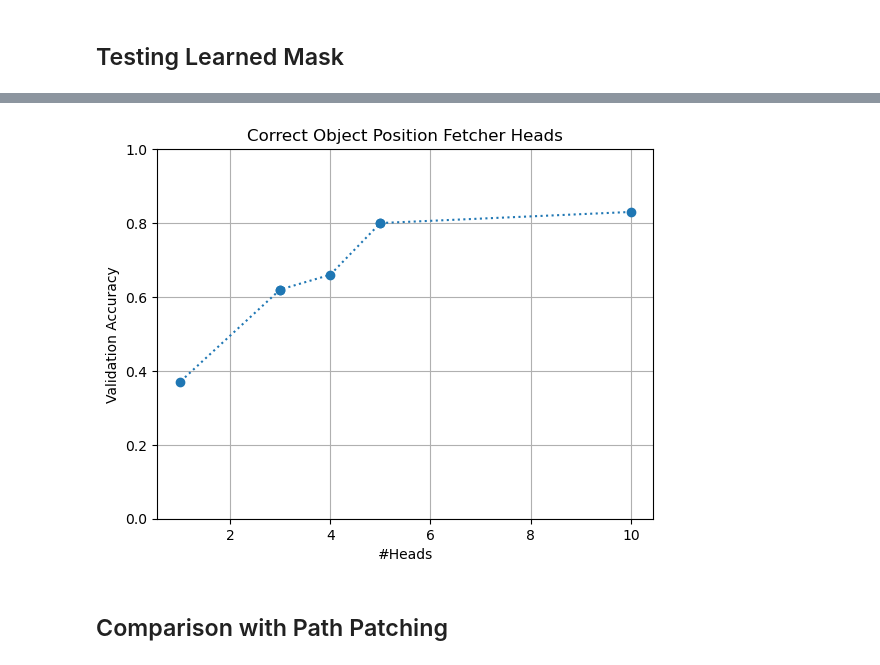
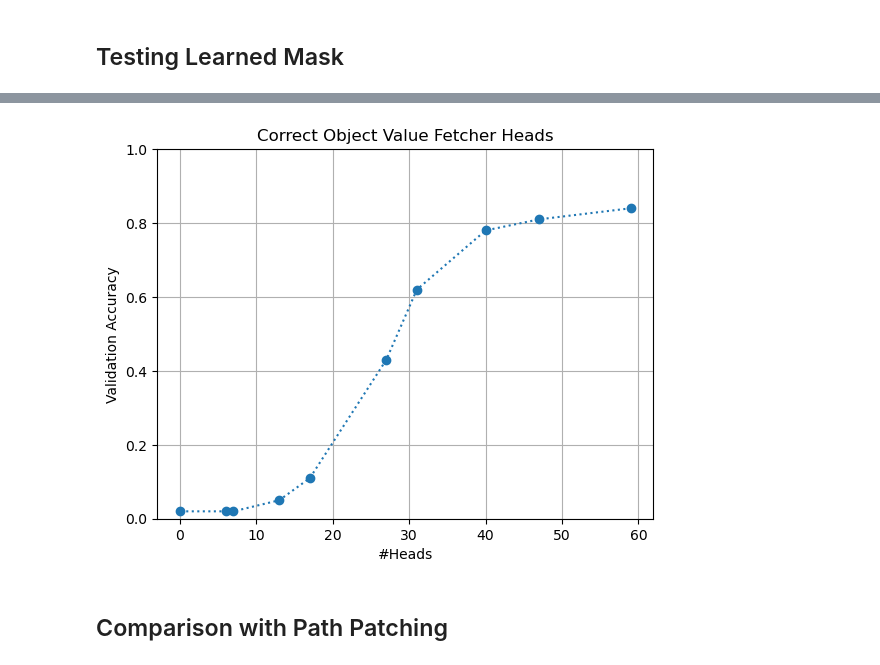
Before and after one commit to Nix07/finetuning, a Jupyter notebook: DCM.ipynb, the cells around one changed output, grey strips where cells are left out. Saved outputs shown, nothing was run; the diff lists cells and outputs as text; code cells hidden in the pictures.

```diff
--- a/DCM.ipynb
+++ b/DCM.ipynb
@@ -530,0 +499,13 @@ lamb: 0.5, Validation Accuracy: 0.37
+# %%
+path = './masks/forward/last_pos/box_label_value_fetcher/'
+masks = sorted([float(mask) for mask in os.listdir(path) if '.png' not in mask])
+rel_pos = 0
+
+num_heads, valid_acc = [], []
+for lamb in masks:
+    with torch.no_grad():
+        mask = torch.load(f"{path}/{lamb}")
+        rounded = torch.round(mask.data)
+        heads = compute_heads_from_mask(rounded)
+        print(f"lamb: {lamb}, #Zero heads: {(rounded == 0).nonzero().shape[0]}")
+        print(heads)
@@ -536,16 +532,16 @@ lamb: 0.5, Validation Accuracy: 0.37
 # %%
 # Plot valid_acc vs num_heads
 
 plt.plot(num_heads, valid_acc, "o:")
 plt.xlabel("#Heads")
 plt.ylabel("Validation Accuracy")
-plt.title("Correct Object Position Fetcher Heads")
+plt.title("Correct Object Value Fetcher Heads")
 plt.ylim(0, 1)
 plt.grid()
 
 plt.show()
 # %% [output]
-[figure, old version]
+[figure, new version]
 # %% [markdown]
 ## Comparison with Path Patching
 # %%
```
Also changed, not shown: parts of 7 cells of this notebook, 19 other files.
